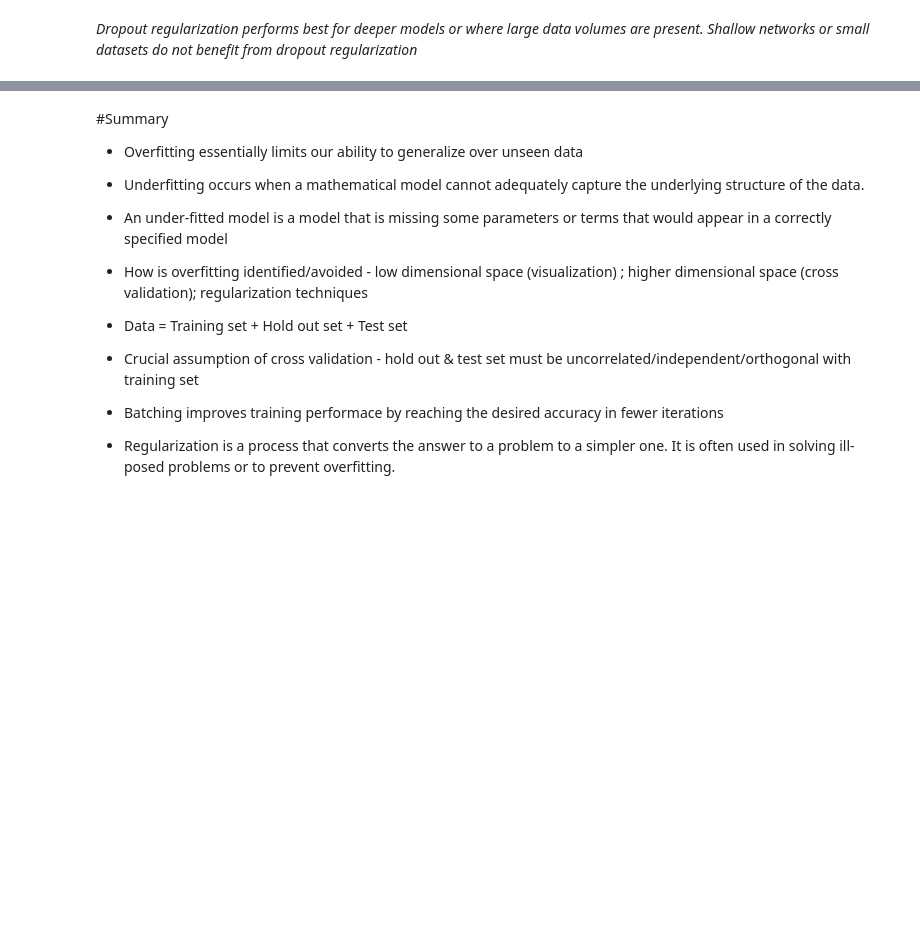
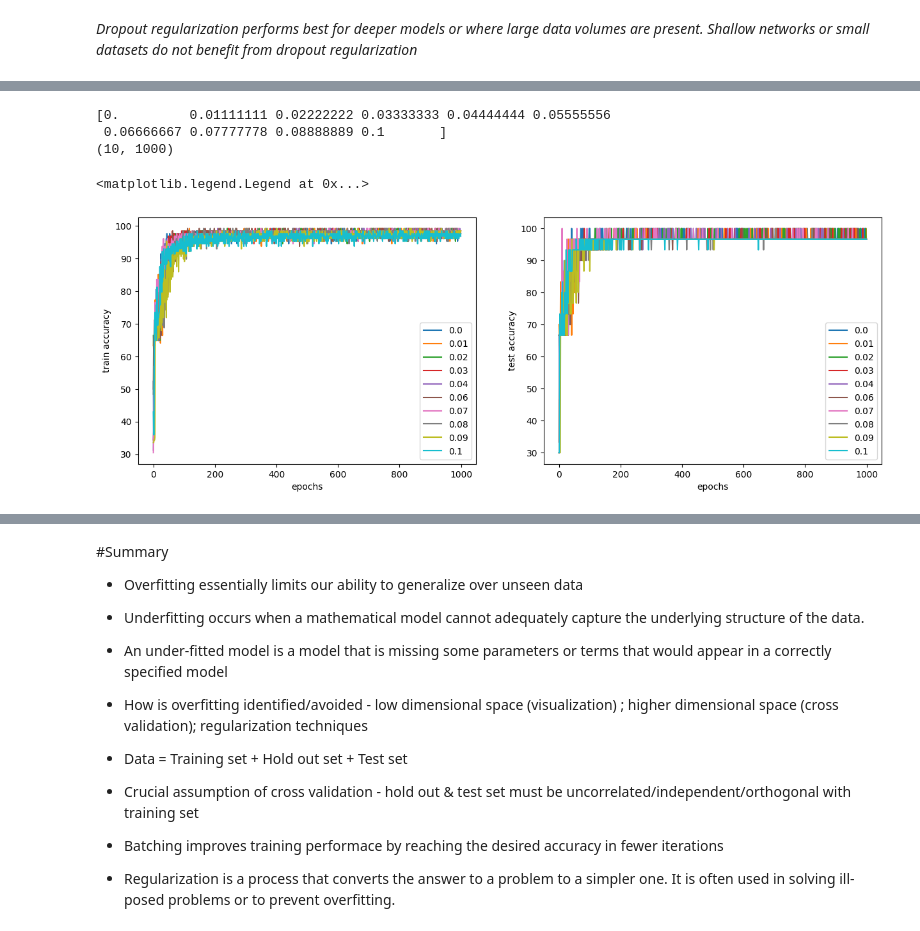
Before and after one commit to taruvaid/Fourier-Neural-Operators, a Jupyter notebook: Neural_Nets_Overfitting_&_Regularlization.ipynb, the cells around one changed output, grey strips where cells are left out. Cells and saved outputs as stored; diff of their text form; code cells hidden in the pictures; blank space fills up the shorter version.

```diff
--- a/Neural_Nets_Overfitting_&_Regularlization.ipynb
+++ b/Neural_Nets_Overfitting_&_Regularlization.ipynb
@@ -988,0 +1146,36 @@ Text(0, 0.5, 'Train-test difference (acc%)')
+# %%
+l2lambdas = np.linspace(0,0.1,10)
+print(l2lambdas)
+
+numepochs = 1000
+trainAcc = np.zeros((len(l2lambdas),numepochs))
+testAcc = np.zeros((len(l2lambdas),numepochs))
+losses = np.zeros((len(l2lambdas),numepochs))
+print(trainAcc.shape)
+
+for li,L2lambda in enumerate(l2lambdas):
+  model,lossfun,optimizer = createModel(L2lambda)
+  x,y,z = modelTraining(model,lossfun,optimizer,train_dldr,test_dldr)
+  trainAcc[li,:], testAcc[li,:], losses[li,:] = x,y,z
+# %% [output]
+[0.         0.01111111 0.02222222 0.03333333 0.04444444 0.05555556
+ 0.06666667 0.07777778 0.08888889 0.1       ]
+(10, 1000)
+# %%
+fig,ax = plt.subplots(1,2,figsize = (15,5))
+leglabels = [np.round(i,2) for i in l2lambdas]
+
+ax[0].plot(trainAcc.T)
+ax[0].set_xlabel("epochs")
+ax[0].set_ylabel("train accuracy")
+ax[0].legend(leglabels)
+#ax[0].set_ylim([50,101])
+
+
+ax[1].plot(testAcc.T)
+ax[1].set_xlabel("epochs")
+ax[1].set_ylabel("test accuracy")
+ax[1].legend(leglabels)
+# %% [output]
+<matplotlib.legend.Legend at 0x...>
+[figure, added]
```
Also changed, not shown: parts of 18 cells of this notebook.
